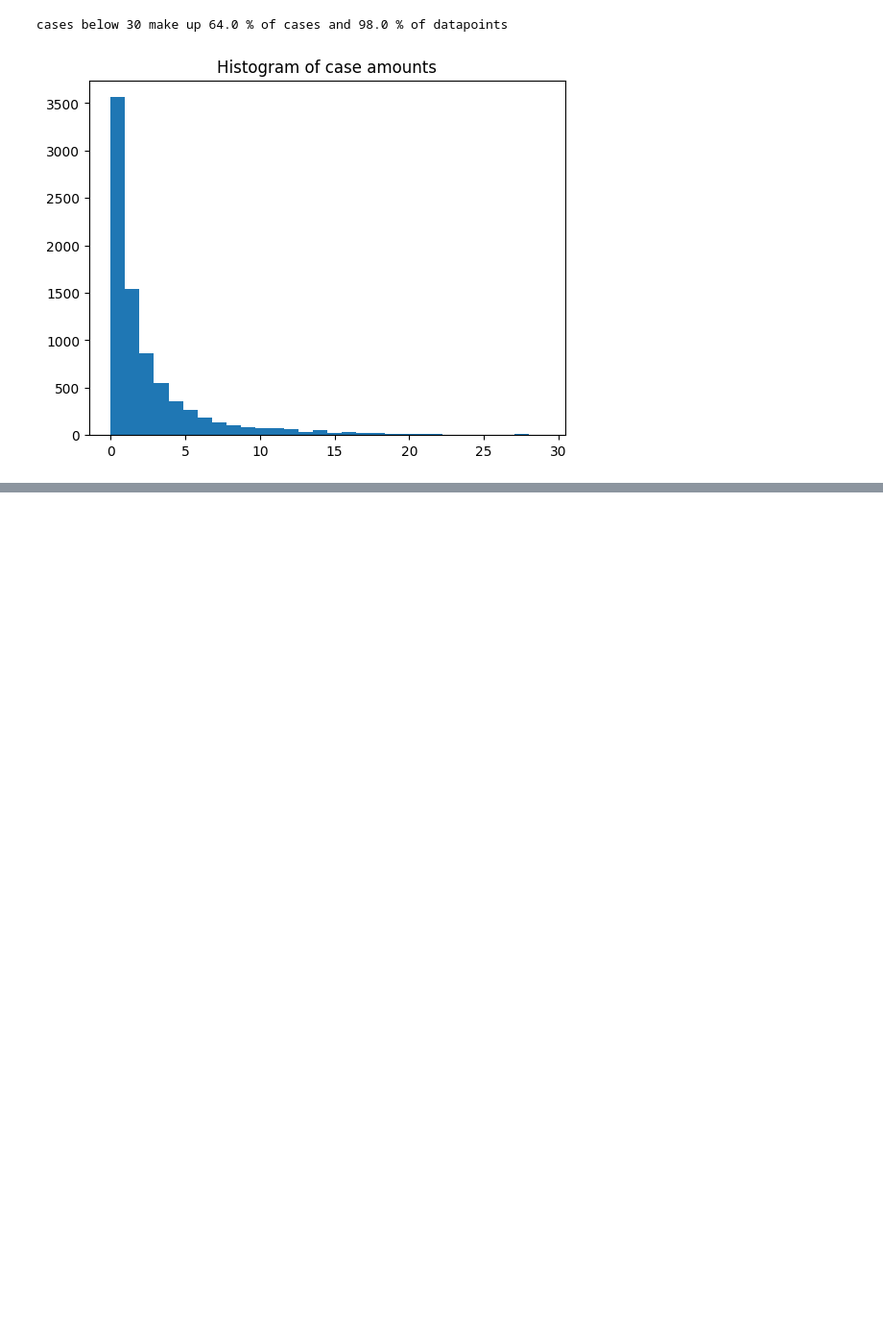
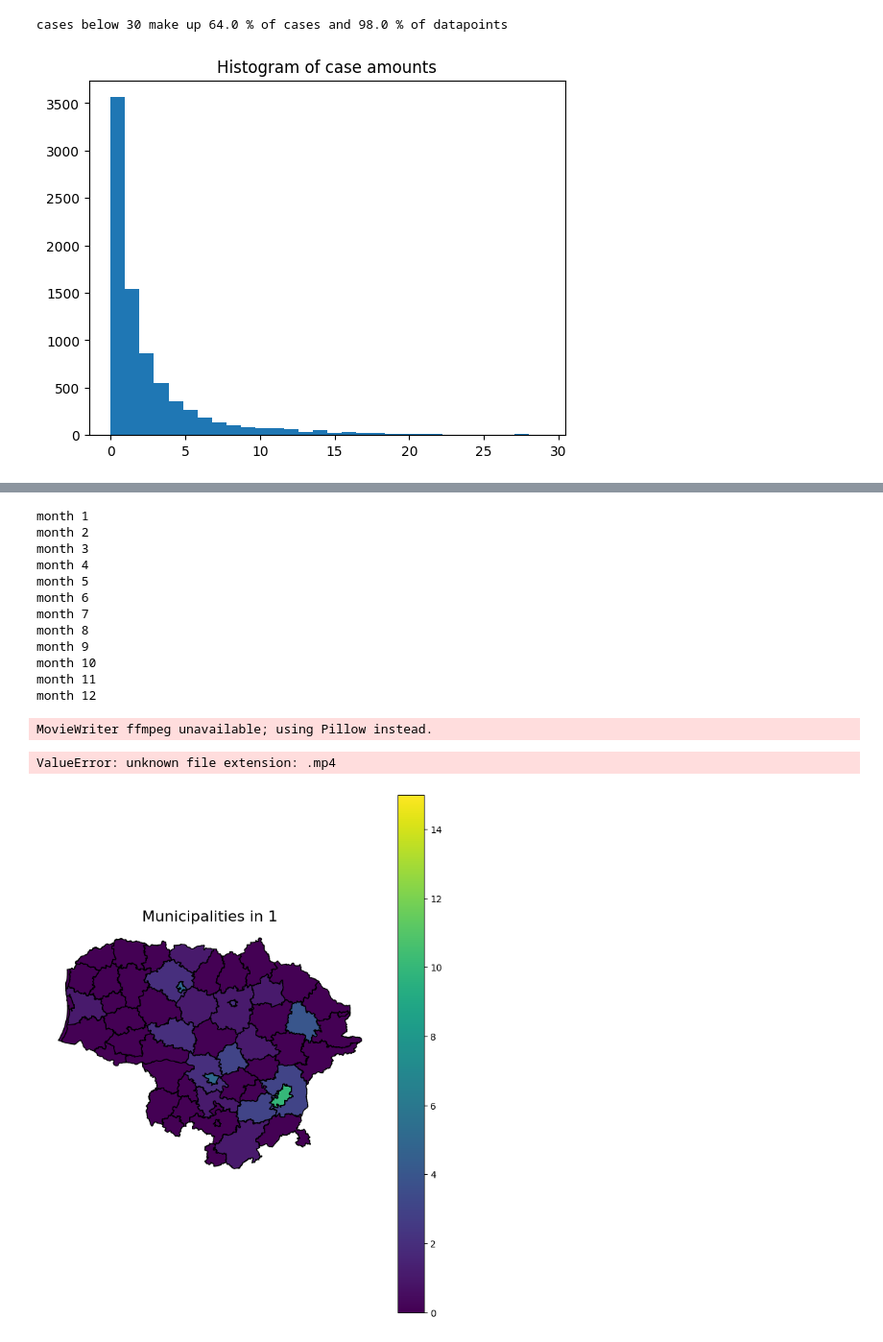
Before and after one commit to AugustusTheBirb/igem-model, a Jupyter notebook: visualize.ipynb, the cells around one changed output, grey strips where cells are left out. Shown at 96% size. Saved outputs shown, nothing was run; the diff lists cells and outputs as text; code cells hidden in the pictures; blank space fills up the shorter version.

```diff
--- a/visualize.ipynb
+++ b/visualize.ipynb
@@ -88,0 +130,10 @@ Mean absolute error 2.6767578125
+# %%
+gdf = gpd.read_file(r"data\raw\adr_gra_savivaldybes.json")
+# %%
+
+years = list(range(1,13))
+munis = gdf["SAV_PAV"].tolist()
+arr1 = df['name'].unique()
+for name in munis:
+    if name not in arr1:
+        print(name)
@@ -88,0 +148,67 @@ Mean absolute error 2.6767578125
+# %%
+
+
+data = pd.DataFrame({
+    "SAV_PAV": munis,
+})
+
+for year in years:
+    print(f"month {year}")
+    for muni in munis:
+        if muni not in df['name'].unique():
+            data.loc[data['SAV_PAV'] == muni, year] = 0
+        else:
+            data.loc[data['SAV_PAV'] == muni, year] = df.loc[(df['name'] == muni) & (df['year'] == 2015) & (df['month'] == year), 'infection'].squeeze()
+
+gdf_new = gdf.merge(data, on="SAV_PAV")
+vmin = 0
+vmax = 15
+
+fig, ax = plt.subplots(figsize=(8, 10))
+gdf_new.plot(
+    column=years[0],
+    ax=ax,
+    cmap="viridis",
+    edgecolor="black",
+    vmin=vmin,
+    vmax=vmax,
+    legend=True
+)
+ax.set_axis_off()
+def update(year):
+
+    ax.clear()
+    ax.set_title(f"Municipalities in {year}", fontsize=16)
+    ax.set_axis_off()
+    gdf_new.plot(
+        ax=ax,
+        column=year,
+        cmap="viridis",
+        legend=False,
+        vmin=vmin,
+        vmax=vmax,
+        edgecolor="black"
+    )
+
+ani = FuncAnimation(fig, update, frames=years, repeat=True)
+
+#ani.save("municipalities_animation.gif", writer="pillow", fps=1)
+ani.save("municipalities_animation.mp4", writer="ffmpeg", fps=1)
+
+plt.show()
+# %% [output]
+month 1
+month 2
+month 3
+month 4
+month 5
+month 6
+month 7
+month 8
+month 9
+month 10
+month 11
+month 12
+MovieWriter ffmpeg unavailable; using Pillow instead.
+ValueError: unknown file extension: .mp4
+[figure, added]
```
Also changed, not shown: parts of 9 cells of this notebook, 8 other files.
